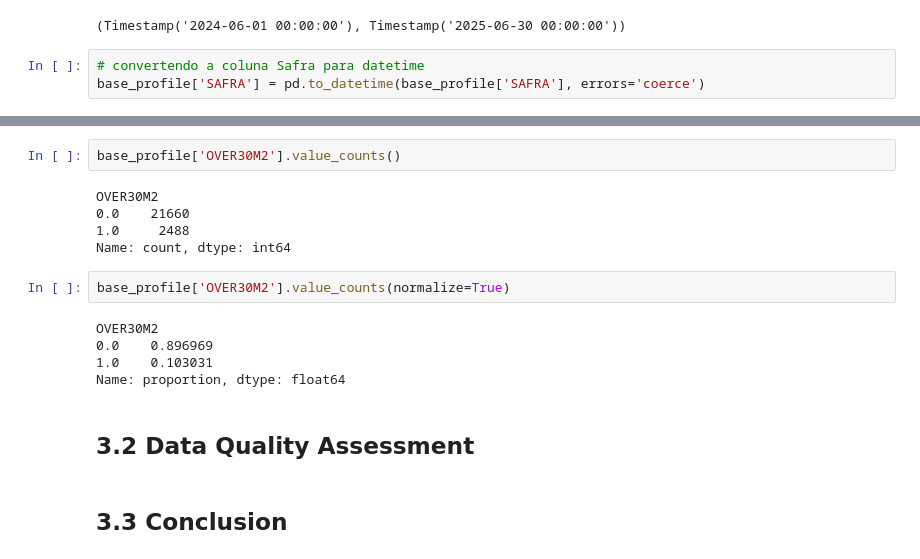
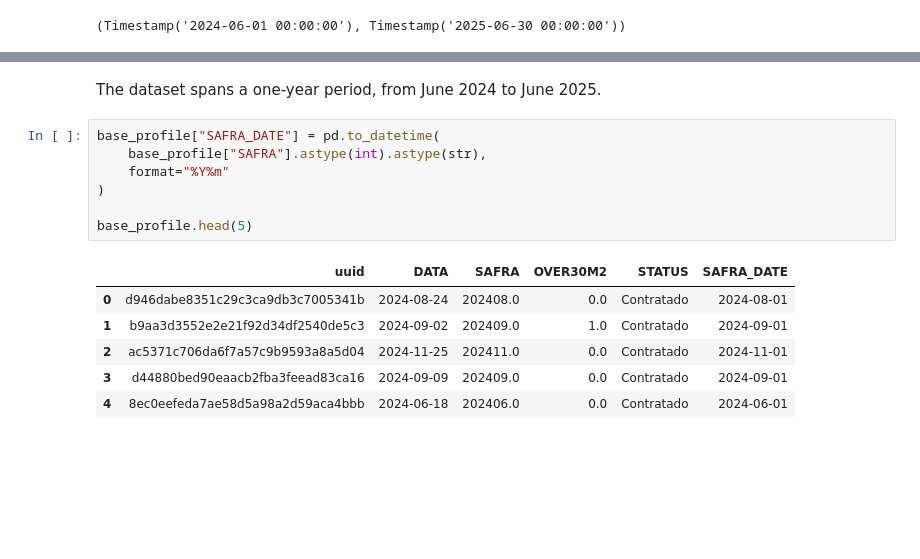
Before and after one commit to VTsilva/case_data_scientist_senior_klavi, a Jupyter notebook: Notebook_processo.ipynb, the cells around one changed output, grey strips where cells are left out. Saved outputs shown, nothing was run; the diff lists cells and outputs as text; blank space fills up the shorter version.

```diff
--- a/Notebook_processo.ipynb
+++ b/Notebook_processo.ipynb
@@ -292,6 +367,3 @@ base_profile['DATA'] = pd.to_datetime(base_profile['DATA'], errors='coerce')
 base_profile['DATA'].min(), base_profile['DATA'].max()
 # %% [output]
 (Timestamp('2024-06-01 00:00:00'), Timestamp('2025-06-30 00:00:00'))
-# %%
-# convertendo a coluna Safra para datetime
-base_profile['SAFRA'] = pd.to_datetime(base_profile['SAFRA'], errors='coerce')
@@ -337,18 +370,16 @@ base_profile.groupby(['uuid', 'DATA']).size().reset_index(name='counts').describ
-# %%
-base_profile['OVER30M2'].value_counts()
-# %% [output]
-OVER30M2
-0.0    21660
-1.0     2488
-Name: count, dtype: int64
-# %%
-base_profile['OVER30M2'].value_counts(normalize=True)
-# %% [output]
-OVER30M2
-0.0    0.896969
-1.0    0.103031
-Name: proportion, dtype: float64
-# %% [markdown]
-## 3.2 Data Quality Assessment
-# %% [markdown]
-## 3.3 Conclusion
+# %% [markdown]
+The dataset spans a one-year period, from June 2024 to June 2025.
+# %%
+base_profile["SAFRA_DATE"] = pd.to_datetime(
+    base_profile["SAFRA"].astype(int).astype(str),
+    format="%Y%m"
+)
+
+base_profile.head(5)
+# %% [output]
+|  | uuid | DATA | SAFRA | OVER30M2 | STATUS | SAFRA_DATE |
+| 0 | d946dabe8351c29c3ca9db3c7005341b | 2024-08-24 | 202408.0 | 0.0 | Contratado | 2024-08-01 |
+| 1 | b9aa3d3552e2e21f92d34df2540de5c3 | 2024-09-02 | 202409.0 | 1.0 | Contratado | 2024-09-01 |
+| 2 | ac5371c706da6f7a57c9b9593a8a5d04 | 2024-11-25 | 202411.0 | 0.0 | Contratado | 2024-11-01 |
+| 3 | d44880bed90eaacb2fba3feead83ca16 | 2024-09-09 | 202409.0 | 0.0 | Contratado | 2024-09-01 |
+| 4 | 8ec0eefeda7ae58d5a98a2d59aca4bbb | 2024-06-18 | 202406.0 | 0.0 | Contratado | 2024-06-01 |
```
Also changed, not shown: parts of 60 cells of this notebook.
